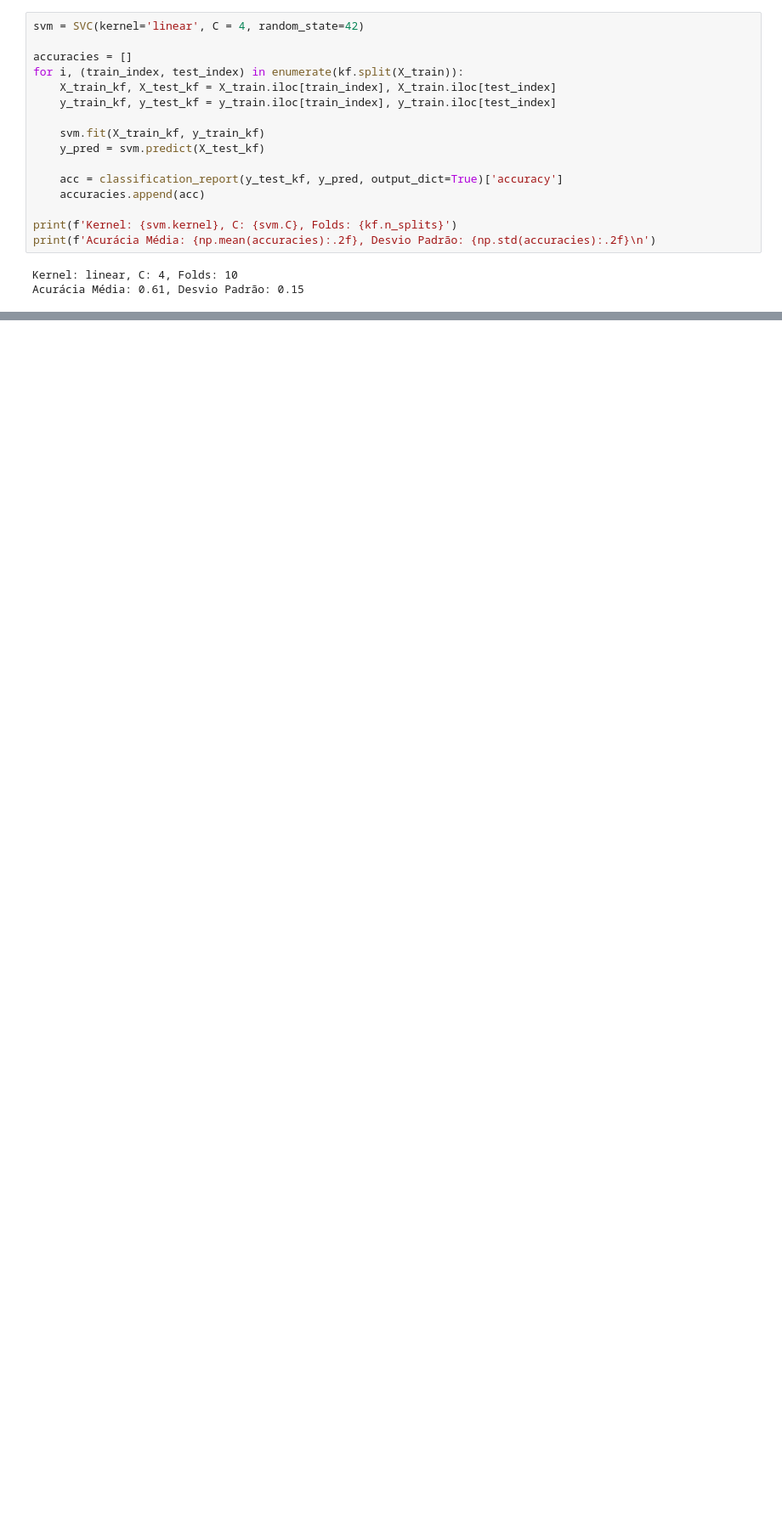
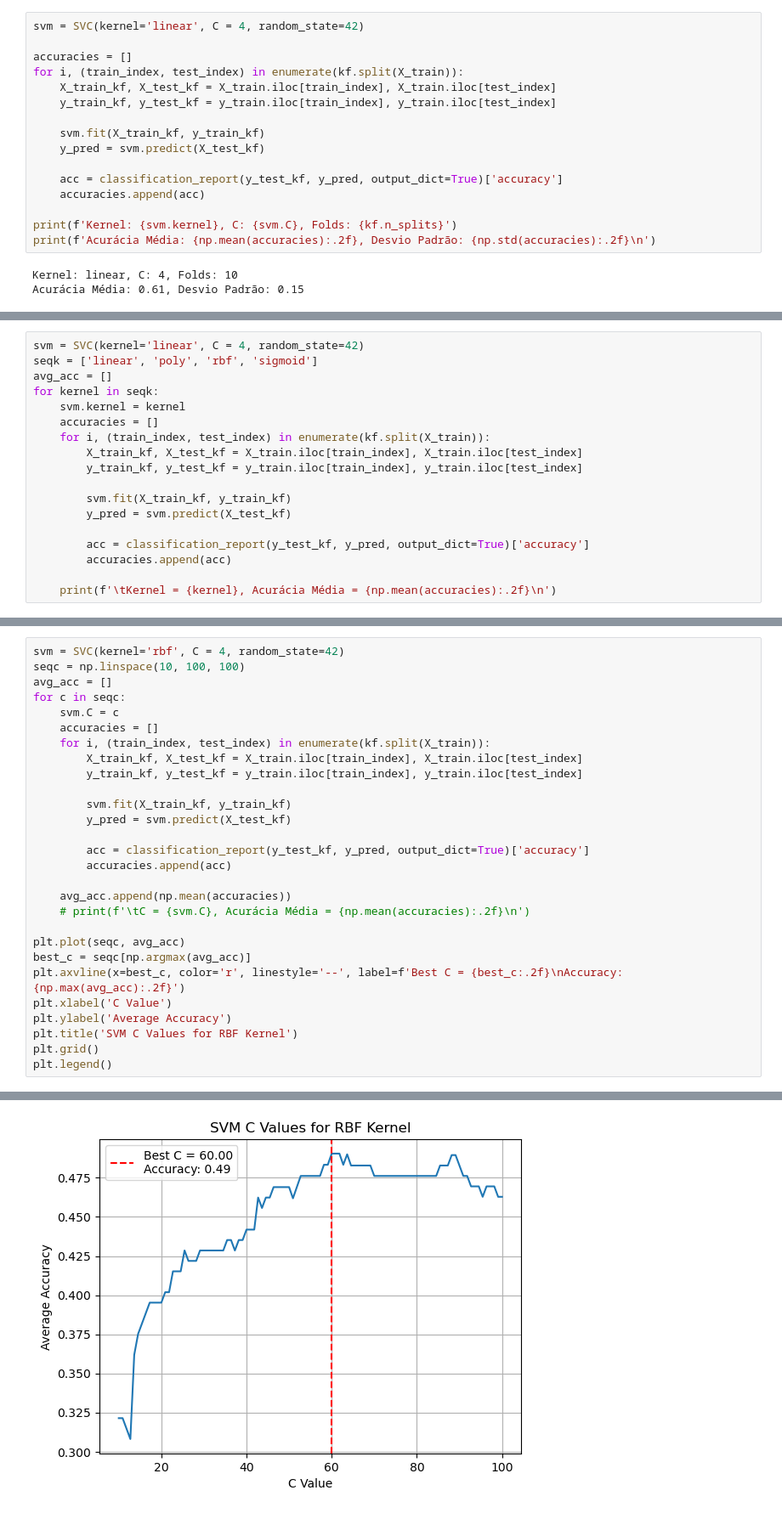
Before and after one commit to muzzidiogo/reconhecimento_de_padroes, a Jupyter notebook: exercicios/svm_dados_reais.ipynb, the cells around one changed output, grey strips where cells are left out. Shown at 85% size. Drawn from its saved outputs; the diff is of its cells as text; blank space fills up the shorter version.

```diff
--- a/exercicios/svm_dados_reais.ipynb
+++ b/exercicios/svm_dados_reais.ipynb
@@ -76,0 +79,18 @@ Acurácia Média: 0.61, Desvio Padrão: 0.15
+# %%
+svm = SVC(kernel='linear', C = 4, random_state=42)
+seqk = ['linear', 'poly', 'rbf', 'sigmoid']
+avg_acc = []
+for kernel in seqk:
+    svm.kernel = kernel
+    accuracies = []
+    for i, (train_index, test_index) in enumerate(kf.split(X_train)):
+        X_train_kf, X_test_kf = X_train.iloc[train_index], X_train.iloc[test_index]
+        y_train_kf, y_test_kf = y_train.iloc[train_index], y_train.iloc[test_index]
+
+        svm.fit(X_train_kf, y_train_kf)
+        y_pred = svm.predict(X_test_kf)
+
+        acc = classification_report(y_test_kf, y_pred, output_dict=True)['accuracy']
+        accuracies.append(acc)
+
+    print(f'\tKernel = {kernel}, Acurácia Média = {np.mean(accuracies):.2f}\n')
@@ -76,0 +109,29 @@ Acurácia Média: 0.61, Desvio Padrão: 0.15
+# %%
+svm = SVC(kernel='rbf', C = 4, random_state=42)
+seqc = np.linspace(10, 100, 100)
+avg_acc = []
+for c in seqc:
+    svm.C = c
+    accuracies = []
+    for i, (train_index, test_index) in enumerate(kf.split(X_train)):
+        X_train_kf, X_test_kf = X_train.iloc[train_index], X_train.iloc[test_index]
+        y_train_kf, y_test_kf = y_train.iloc[train_index], y_train.iloc[test_index]
+
+        svm.fit(X_train_kf, y_train_kf)
+        y_pred = svm.predict(X_test_kf)
+
+        acc = classification_report(y_test_kf, y_pred, output_dict=True)['accuracy']
+        accuracies.append(acc)
+
+    avg_acc.append(np.mean(accuracies))
+    # print(f'\tC = {svm.C}, Acurácia Média = {np.mean(accuracies):.2f}\n')
+
+plt.plot(seqc, avg_acc)
+best_c = seqc[np.argmax(avg_acc)]
+plt.axvline(x=best_c, color='r', linestyle='--', label=f'Best C = {best_c:.2f}\nAccuracy: {np.max(avg_acc):.2f}')
+plt.xlabel('C Value')
+plt.ylabel('Average Accuracy')
+plt.title('SVM C Values for RBF Kernel')
+plt.grid()
+plt.legend()
+# %% [output]
@@ -76,0 +139 @@ Acurácia Média: 0.61, Desvio Padrão: 0.15
+[figure, added]
```
Also changed, not shown: parts of 14 cells of this notebook.
